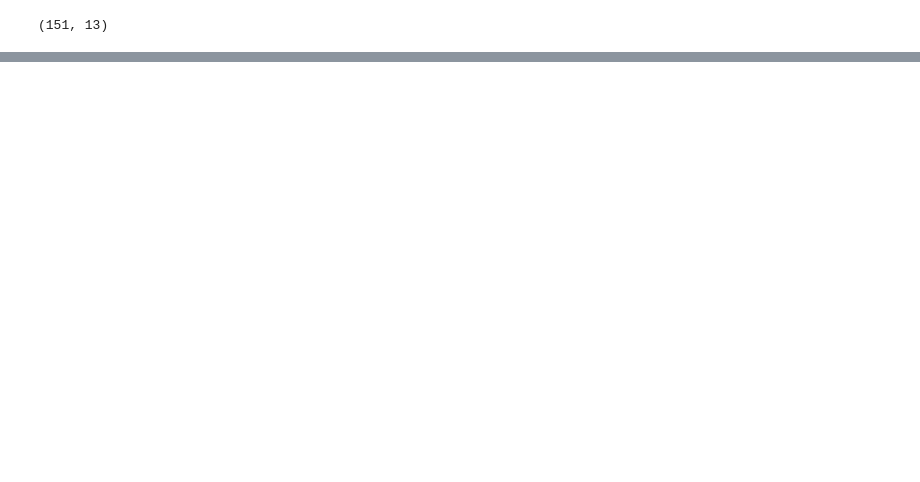
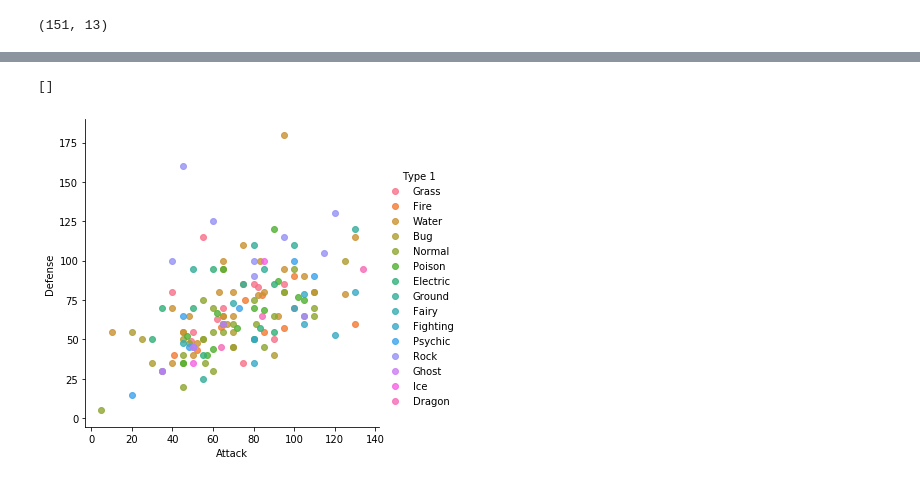
Before and after one commit to rafaelmrd/Projetos-Python-Git, a Jupyter notebook: 2-Projetos-Jupyter/Pokemon/pokemon-csv.ipynb, the cells around one changed output, grey strips where cells are left out. Saved outputs shown, nothing was run; the diff lists cells and outputs as text; code cells hidden in the pictures; blank space fills up the shorter version.

```diff
--- a/2-Projetos-Jupyter/Pokemon/pokemon-csv.ipynb
+++ b/2-Projetos-Jupyter/Pokemon/pokemon-csv.ipynb
@@ -41,3 +89,15 @@ dadosDF.describe()
 | 50% | 76.000000 | 405.00000 | 60.000000 | 70.000000 | 65.000000 | 65.000000 | 65.000000 | 70.000000 | 1.000000 |
 | 75% | 113.500000 | 490.00000 | 80.000000 | 90.000000 | 84.000000 | 87.500000 | 80.000000 | 90.000000 | 2.000000 |
 | max | 151.000000 | 680.00000 | 250.000000 | 134.000000 | 180.000000 | 154.000000 | 125.000000 | 140.000000 | 3.000000 |
+# %%
+
+# plot scatter Defense vs Attack to different values column Type 1
+
+sns.lmplot(x='Attack', y='Defense', data=df,
+          fit_reg=False, #sem linha de regressão
+          hue = 'Type 1') # cor por Tipo 1
+
+plt.plot()
+# %% [output]
+[]
+[figure, added]
```
Also changed, not shown: parts of 26 cells of this notebook, 1 other file.
